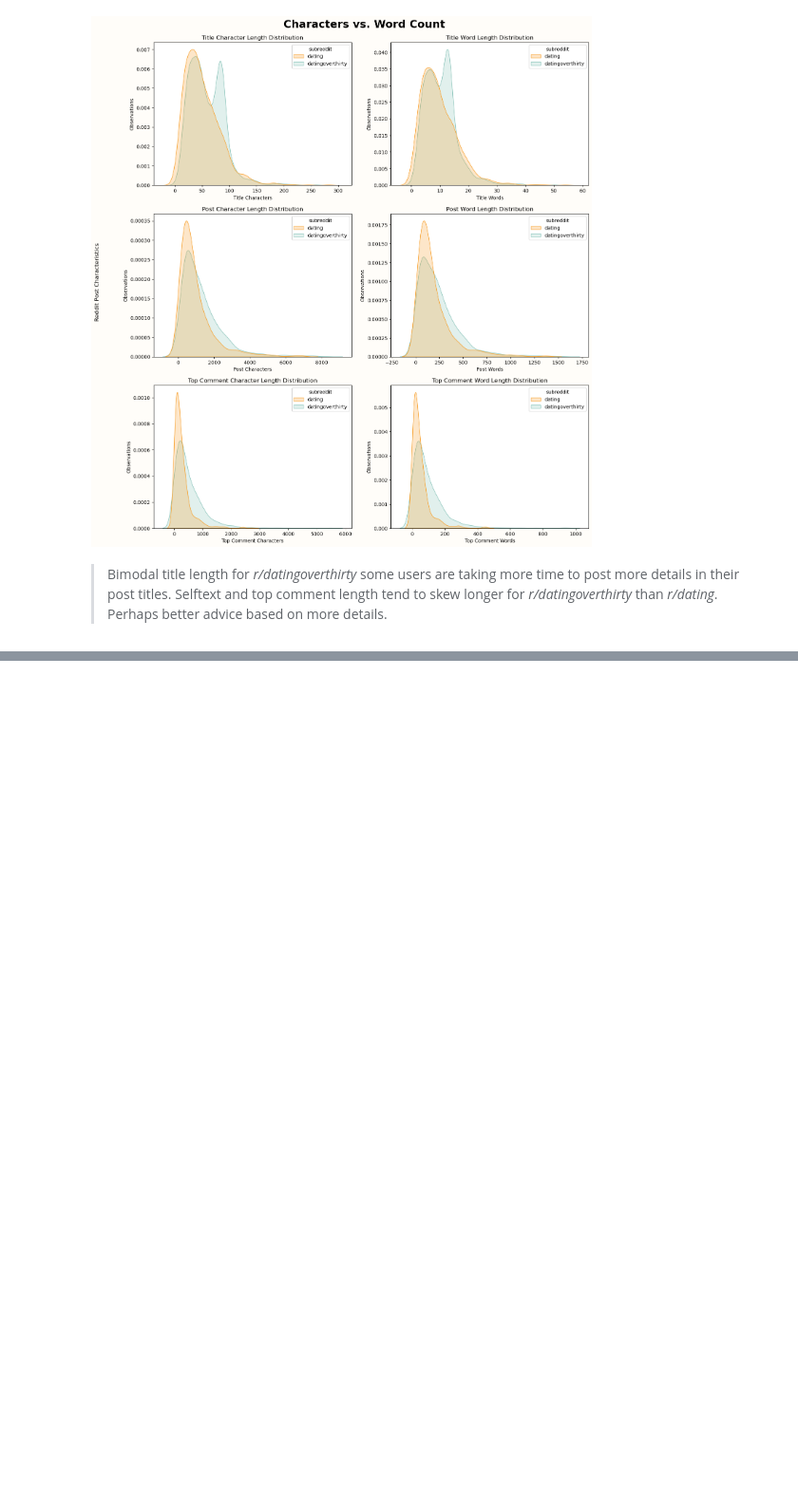
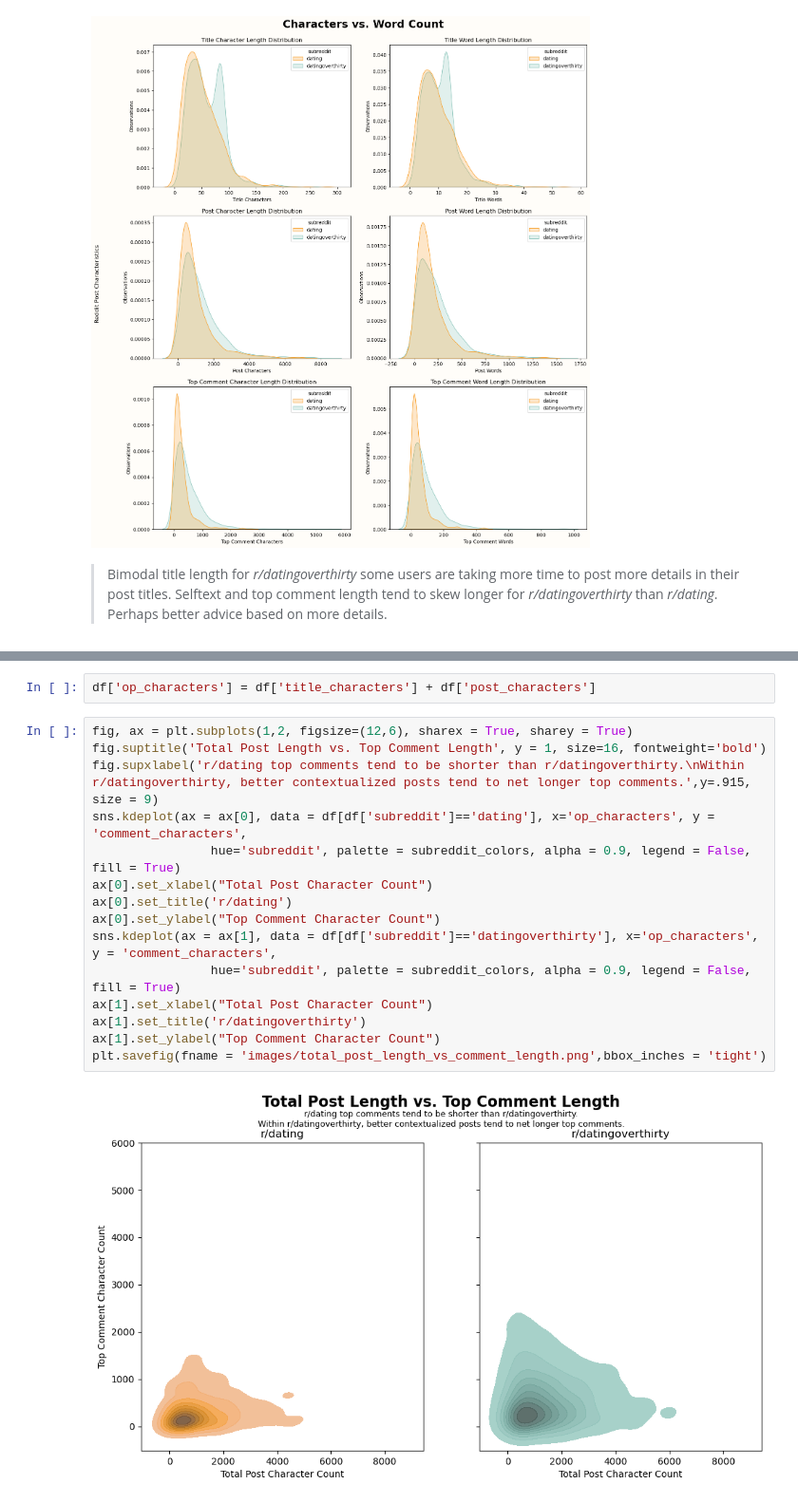
Before and after one commit to bobadams1/reddit_classifier, a Jupyter notebook: data/02_EDA.ipynb, the cells around one changed output, grey strips where cells are left out. Shown at 95% size. Saved outputs shown, nothing was run; the diff lists cells and outputs as text; blank space fills up the shorter version.

```diff
--- a/data/02_EDA.ipynb
+++ b/data/02_EDA.ipynb
@@ -149,0 +161,19 @@ sns.scatterplot(ax = ax[1, ]data = df[df['subreddit']=='dating'], x='title_chara
+# %%
+df['op_characters'] = df['title_characters'] + df['post_characters']
+# %%
+fig, ax = plt.subplots(1,2, figsize=(12,6), sharex = True, sharey = True)
+fig.suptitle('Total Post Length vs. Top Comment Length', y = 1, size=16, fontweight='bold')
+fig.supxlabel('r/dating top comments tend to be shorter than r/datingoverthirty.\nWithin r/datingoverthirty, better contextualized posts tend to net longer top comments.',y=.915, size = 9)
+sns.kdeplot(ax = ax[0], data = df[df['subreddit']=='dating'], x='op_characters', y = 'comment_characters',
+                hue='subreddit', palette = subreddit_colors, alpha = 0.9, legend = False, fill = True)
+ax[0].set_xlabel("Total Post Character Count")
+ax[0].set_title('r/dating')
+ax[0].set_ylabel("Top Comment Character Count")
+sns.kdeplot(ax = ax[1], data = df[df['subreddit']=='datingoverthirty'], x='op_characters', y = 'comment_characters',
+                hue='subreddit', palette = subreddit_colors, alpha = 0.9, legend = False, fill = True)
+ax[1].set_xlabel("Total Post Character Count")
+ax[1].set_title('r/datingoverthirty')
+ax[1].set_ylabel("Top Comment Character Count")
+plt.savefig(fname = 'images/total_post_length_vs_comment_length.png',bbox_inches = 'tight')
+# %% [output]
+[figure, added]
```
Also changed, not shown: parts of 3 cells of this notebook, 3 other files.
